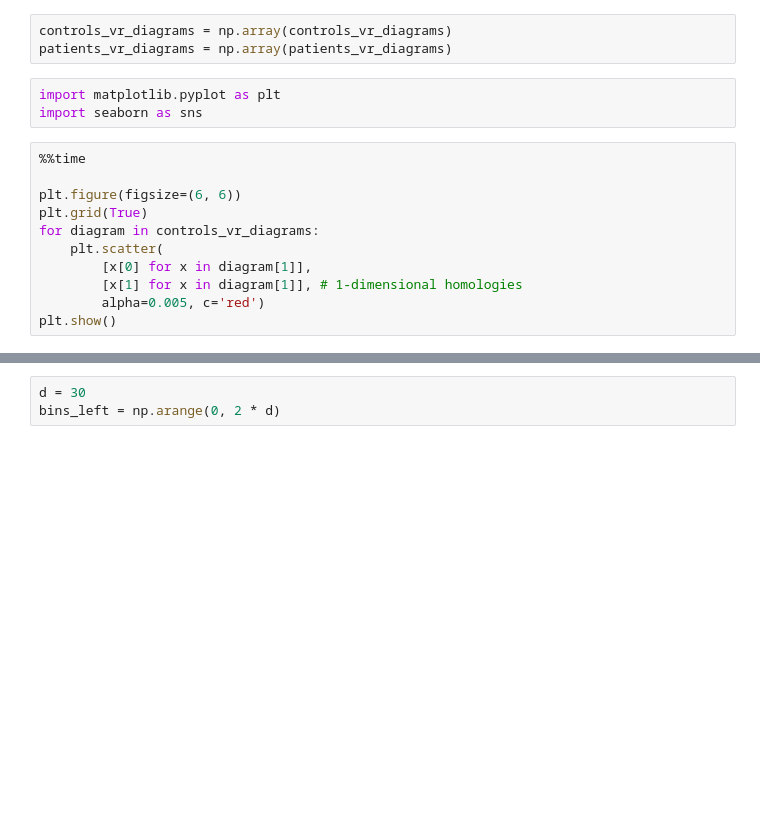
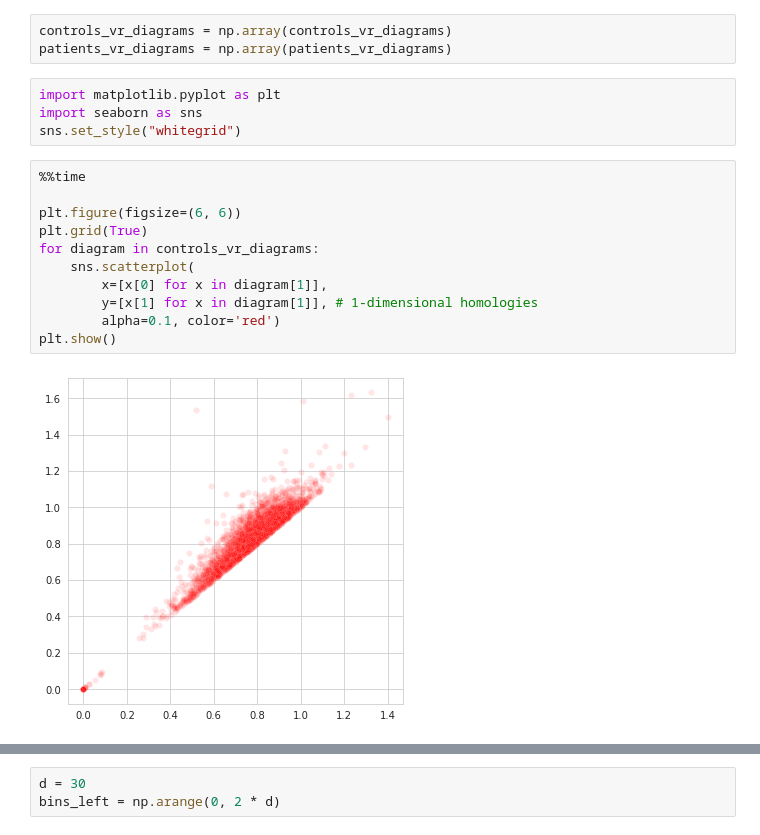
Before and after one commit to NechkaP/tda-connectomes, a Jupyter notebook: connectomes_data_analysis.ipynb, the cells around one changed output, grey strips where cells are left out. Saved outputs shown, nothing was run; the diff lists cells and outputs as text; blank space fills up the shorter version.

```diff
--- a/connectomes_data_analysis.ipynb
+++ b/connectomes_data_analysis.ipynb
@@ -53,14 +56,17 @@ patients_vr_diagrams = np.array(patients_vr_diagrams)
 # %%
 import matplotlib.pyplot as plt
 import seaborn as sns
+sns.set_style("whitegrid")
 # %%
 %%time
 
 plt.figure(figsize=(6, 6))
 plt.grid(True)
 for diagram in controls_vr_diagrams:
-    plt.scatter(
-        [x[0] for x in diagram[1]],
-        [x[1] for x in diagram[1]], # 1-dimensional homologies
-        alpha=0.005, c='red')
+    sns.scatterplot(
+        x=[x[0] for x in diagram[1]],
+        y=[x[1] for x in diagram[1]], # 1-dimensional homologies
+        alpha=0.1, color='red')
 plt.show()
+# %% [output]
+[figure, added]
```
Also changed, not shown: parts of 70 cells of this notebook.
